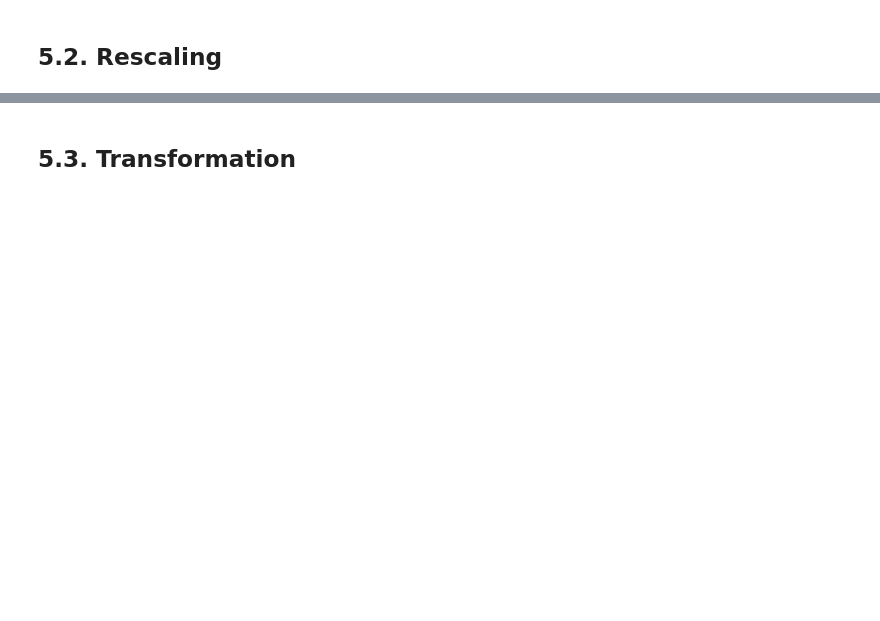
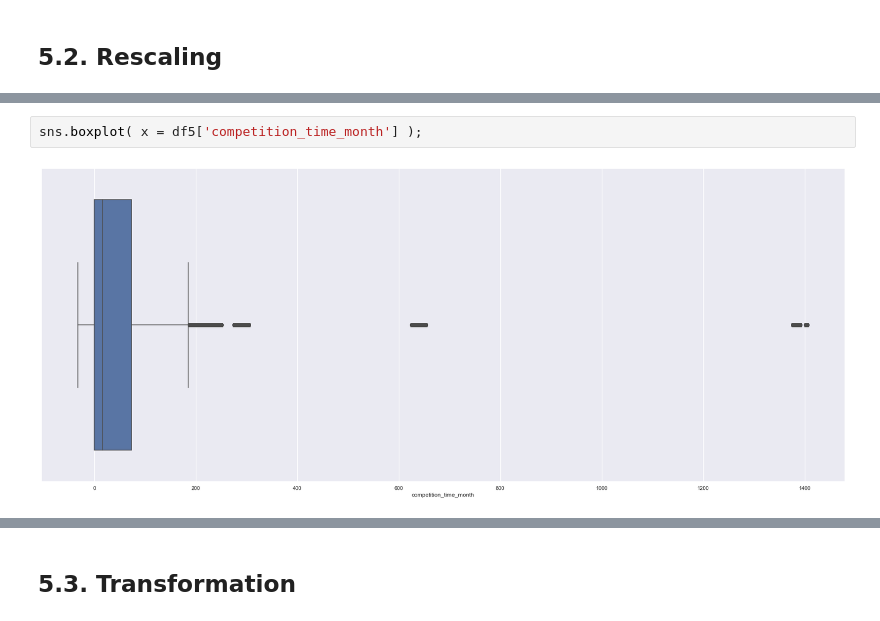
Before and after one commit to Raoni-Silva/DS-Em-Producao, a Jupyter notebook: m04_v01_store_sales_prediction.ipynb, the cells around one changed output, grey strips where cells are left out. Drawn from its saved outputs; the diff is of its cells as text; blank space fills up the shorter version.

```diff
--- a/m04_v01_store_sales_prediction.ipynb
+++ b/m04_v01_store_sales_prediction.ipynb
@@ -824,0 +838,4 @@ df5 = df4.copy()
+# %%
+sns.boxplot( x = df5['competition_time_month'] );
+# %% [output]
+[figure, added]
```
Also changed, not shown: parts of 7 cells of this notebook.
